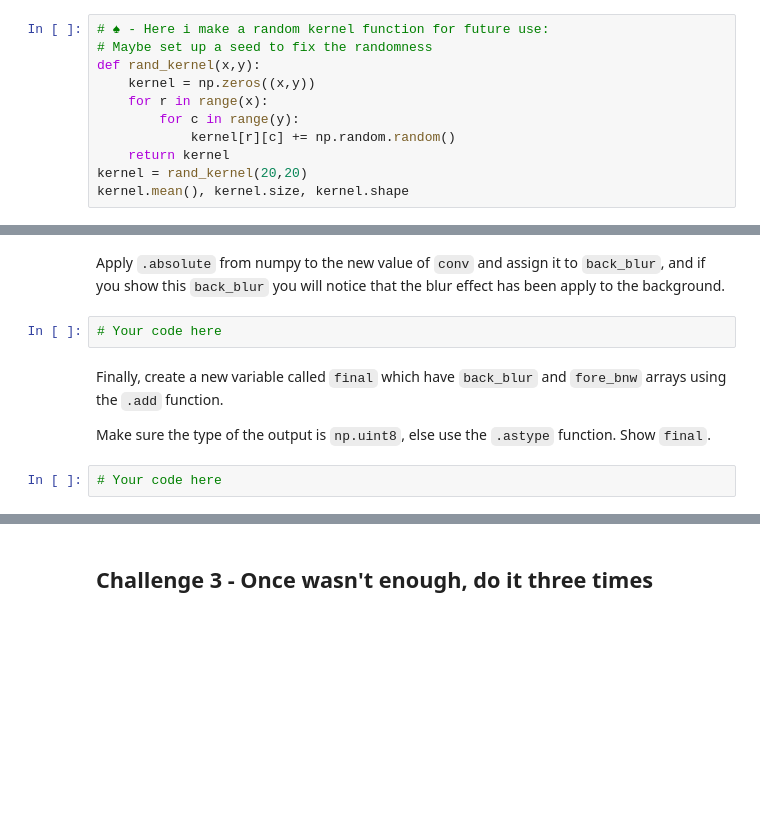
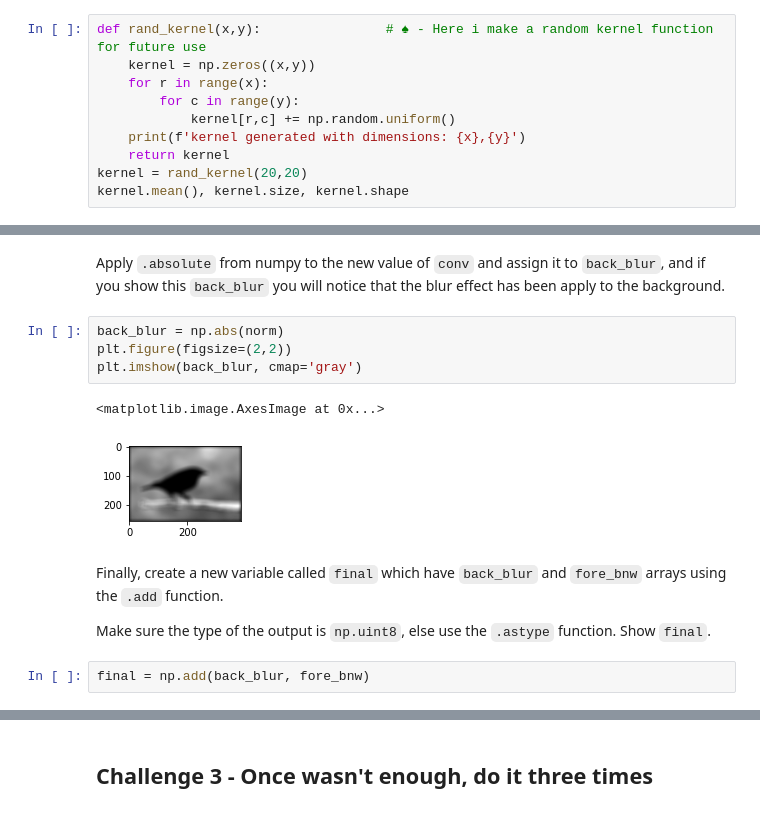
Before and after one commit to rihp/lab-image-segmentation, a Jupyter notebook: main.ipynb, the cells around one changed output, grey strips where cells are left out. Cells and saved outputs as stored; diff of their text form; blank space fills up the shorter version.

```diff
--- a/main.ipynb
+++ b/main.ipynb
@@ -381,13 +195,12 @@ fore_np = np.array(fore_bnw)
 # %% [markdown]
 And create a 2d matrix with random values of size 20x20 uniformly distributed and name it `kernel`.
 # %%
-# ♠ - Here i make a random kernel function for future use:
-# Maybe set up a seed to fix the randomness
-def rand_kernel(x,y):
+def rand_kernel(x,y):                # ♠ - Here i make a random kernel function for future use
     kernel = np.zeros((x,y))
     for r in range(x):
         for c in range(y):
-            kernel[r][c] += np.random.random()
+            kernel[r,c] += np.random.uniform()
+    print(f'kernel generated with dimensions: {x},{y}')
     return kernel
 kernel = rand_kernel(20,20)
 kernel.mean(), kernel.size, kernel.shape
@@ -417,10 +227,15 @@ norm.min(), norm.max(), norm.mean()
 # %% [markdown]
 Apply `.absolute` from numpy to the new value of `conv` and assign it to `back_blur`, and if you show this `back_blur` you will notice that the blur effect has been apply to the background.
-# %%
-# Your code here
+# %%
+back_blur = np.abs(norm)
+plt.figure(figsize=(2,2))
+plt.imshow(back_blur, cmap='gray')
+# %% [output]
+<matplotlib.image.AxesImage at 0x...>
+[figure, added]
 # %% [markdown]
 Finally, create a new variable called `final` which have `back_blur` and `fore_bnw` arrays using the `.add` function.
 
 Make sure the type of the output is `np.uint8`, else use the `.astype` function. Show `final`.
-# %%
-# Your code here
+# %%
+final = np.add(back_blur, fore_bnw)
```
Also changed, not shown: parts of 56 cells of this notebook.
